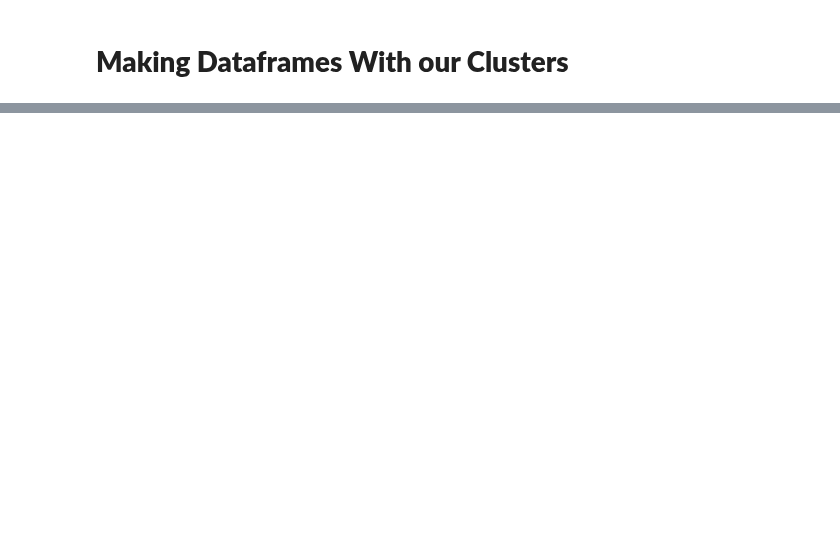
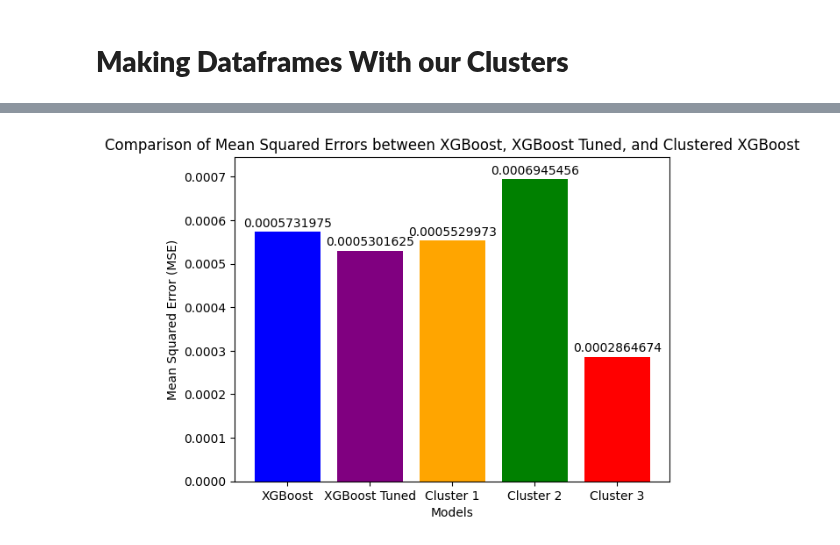
Before and after one commit to ktongk/BTT-JPMC-1, a Jupyter notebook: Anna/XGBOOST.ipynb, the cells around one changed output, grey strips where cells are left out. Cells and saved outputs as stored; diff of their text form; code cells hidden in the pictures; blank space fills up the shorter version.

```diff
--- a/Anna/XGBOOST.ipynb
+++ b/Anna/XGBOOST.ipynb
@@ -512,5 +471,6 @@ MMMdf.pct_change().head(20)
 # %%
 dfs = []
+
 
 # Iterate through each stock
 for stock in sp500_pct_df.T.index:
@@ -531,6 +491,8 @@ for stock in sp500_pct_df.T.index:
 
     # Append the DataFrame for the current stock to the list
     dfs.append(stock_df)
+    #add a column with the stock names
+    stock_df['Stock'] = stock
 
 # Concatenate all DataFrames in the list
 result_df = pd.concat(dfs)
@@ -840,0 +1022,25 @@ plt.show()
+# %%
+# plot the mse values for each cluster compared to the original sp500 model mse
+# MSE values
+mse_values = [mse_sp500,mse_sp500_tuned, cluster_1_mse, cluster_2_mse, cluster_3_mse]
+# plot the mse values for each cluster compared to the original sp500 model mse
+
+# Model names
+model_names = ['XGBoost','XGBoost Tuned', 'Cluster 1', 'Cluster 2', 'Cluster 3']
+
+# Creating a bar plot
+plt.bar(model_names, mse_values, color=['blue', 'purple', 'orange', 'green', 'red',])
+for i, value in enumerate(mse_values):
+    plt.text(i, value + 0.000005, f'{value:.10f}', ha='center', va='bottom')
+
+plt.xlabel('Models')
+plt.ylabel('Mean Squared Error (MSE)')
+plt.title('Comparison of Mean Squared Errors between XGBoost, XGBoost Tuned, and Clustered XGBoost')
+
+# Adjusting the y-axis range
+plt.ylim(0.00, max(mse_values) + 0.00005)
+
+# Display the plot
+plt.show()
+# %% [output]
+[figure, added]
```
Also changed, not shown: parts of 59 cells of this notebook, 1 other file.
